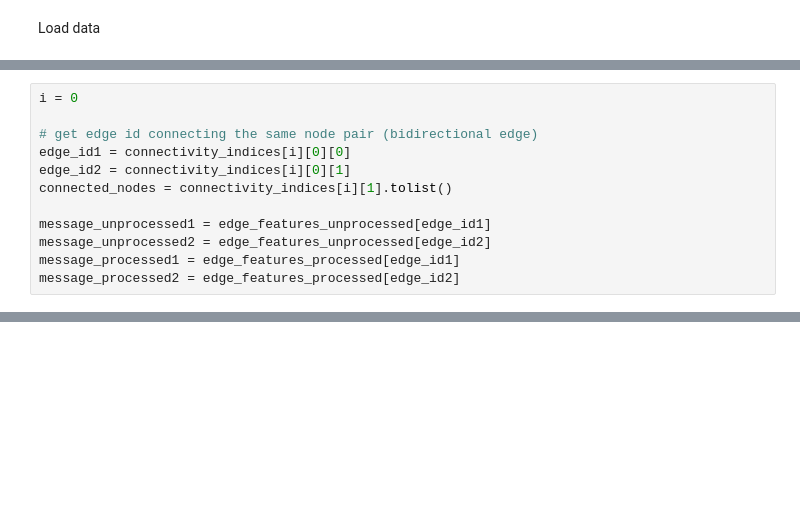
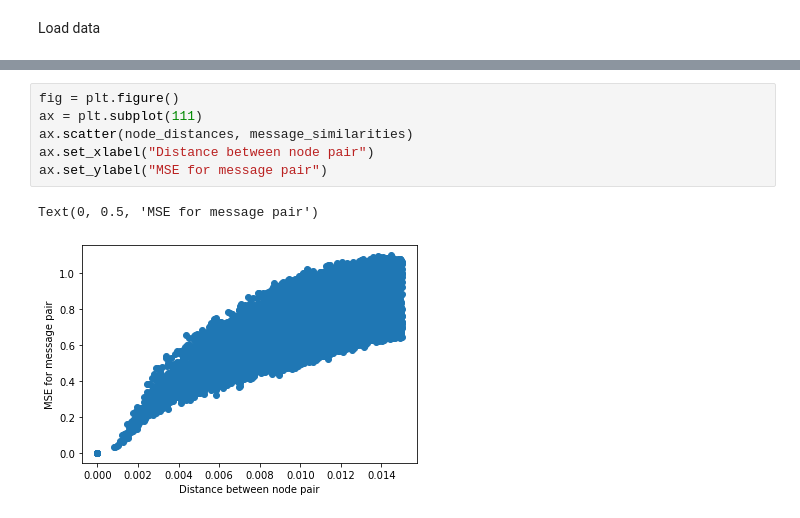
Before and after one commit to yjchoi1/gns-mpm, a Jupyter notebook: gns/see_messages.ipynb, the cells around one changed output, grey strips where cells are left out. Saved outputs shown, nothing was run; the diff lists cells and outputs as text; blank space fills up the shorter version.

```diff
--- a/gns/see_messages.ipynb
+++ b/gns/see_messages.ipynb
@@ -29,12 +32,0 @@ edge_features_processed = edge_features_processed[:50]
-# %%
-i = 0
-
-# get edge id connecting the same node pair (bidirectional edge)
-edge_id1 = connectivity_indices[i][0][0]
-edge_id2 = connectivity_indices[i][0][1]
-connected_nodes = connectivity_indices[i][1].tolist()
-
-message_unprocessed1 = edge_features_unprocessed[edge_id1]
-message_unprocessed2 = edge_features_unprocessed[edge_id2]
-message_processed1 = edge_features_processed[edge_id1]
-message_processed2 = edge_features_processed[edge_id2]
@@ -62,0 +132,9 @@ plt.tight_layout()
+# %%
+fig = plt.figure()
+ax = plt.subplot(111)
+ax.scatter(node_distances, message_similarities)
+ax.set_xlabel("Distance between node pair")
+ax.set_ylabel("MSE for message pair")
+# %% [output]
+Text(0, 0.5, 'MSE for message pair')
+[figure, added]
```
Also changed, not shown: parts of 6 cells of this notebook, 5 other files.
